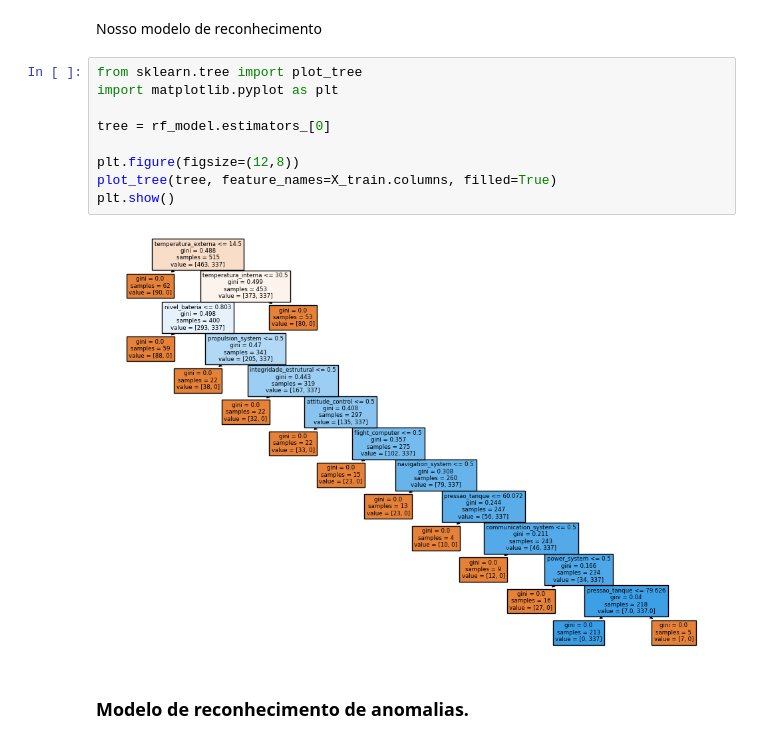
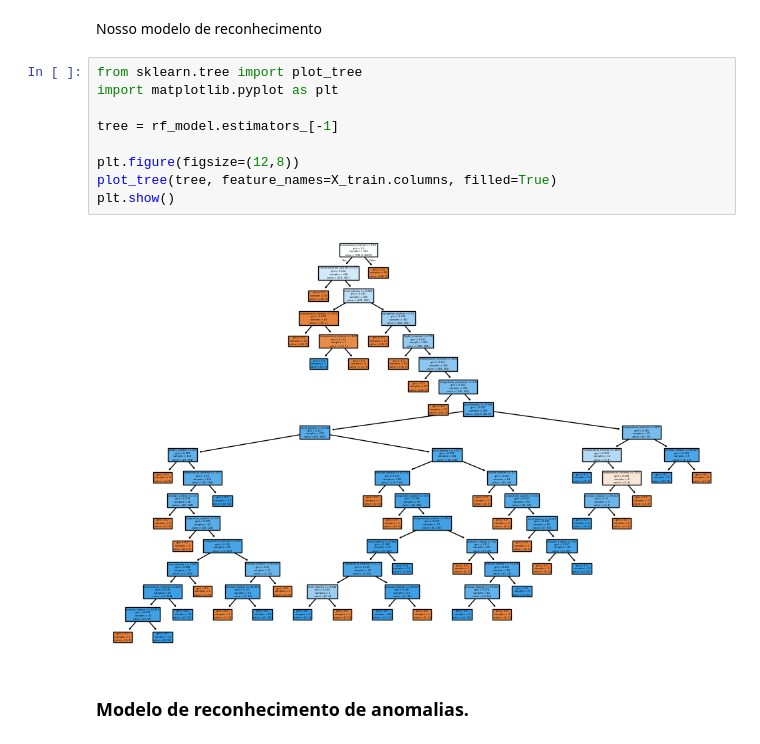
Before and after one commit to 1conto/fiap-cap1-ignitionZero, a Jupyter notebook: main.ipynb, the cells around one changed output. Saved outputs shown, nothing was run; the diff lists cells and outputs as text.

```diff
--- a/main.ipynb
+++ b/main.ipynb
@@ -604,14 +605,14 @@ Nosso modelo de reconhecimento
 # %%
 from sklearn.tree import plot_tree
 import matplotlib.pyplot as plt
 
-tree = rf_model.estimators_[0]
+tree = rf_model.estimators_[-1]
 
 plt.figure(figsize=(12,8))
 plot_tree(tree, feature_names=X_train.columns, filled=True)
 plt.show()
 # %% [output]
-[figure, old version]
+[figure, new version]
 # %% [markdown]
 ### Modelo de reconhecimento de anomalias.
 # %%
```
Also changed, not shown: parts of 16 cells of this notebook.
